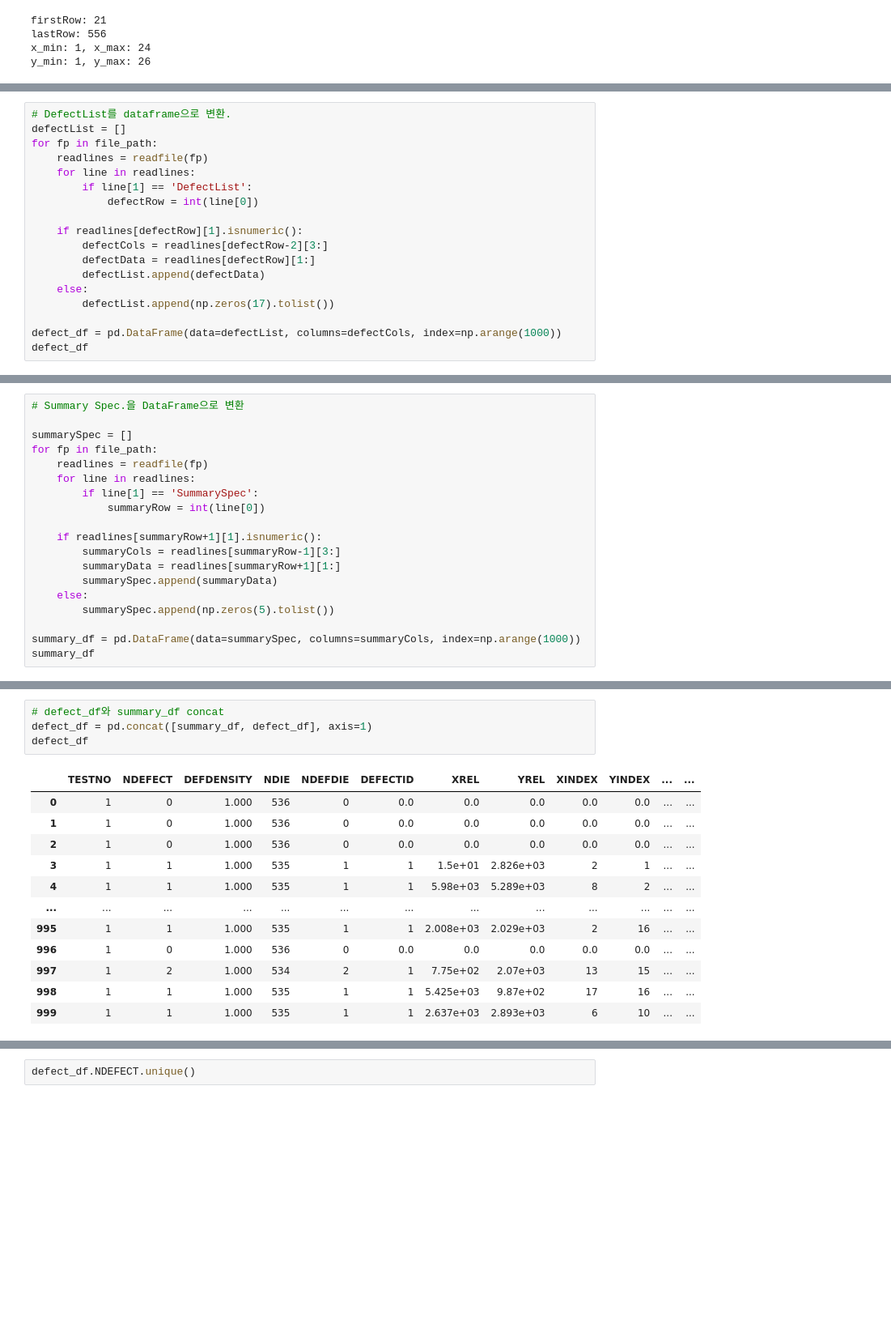
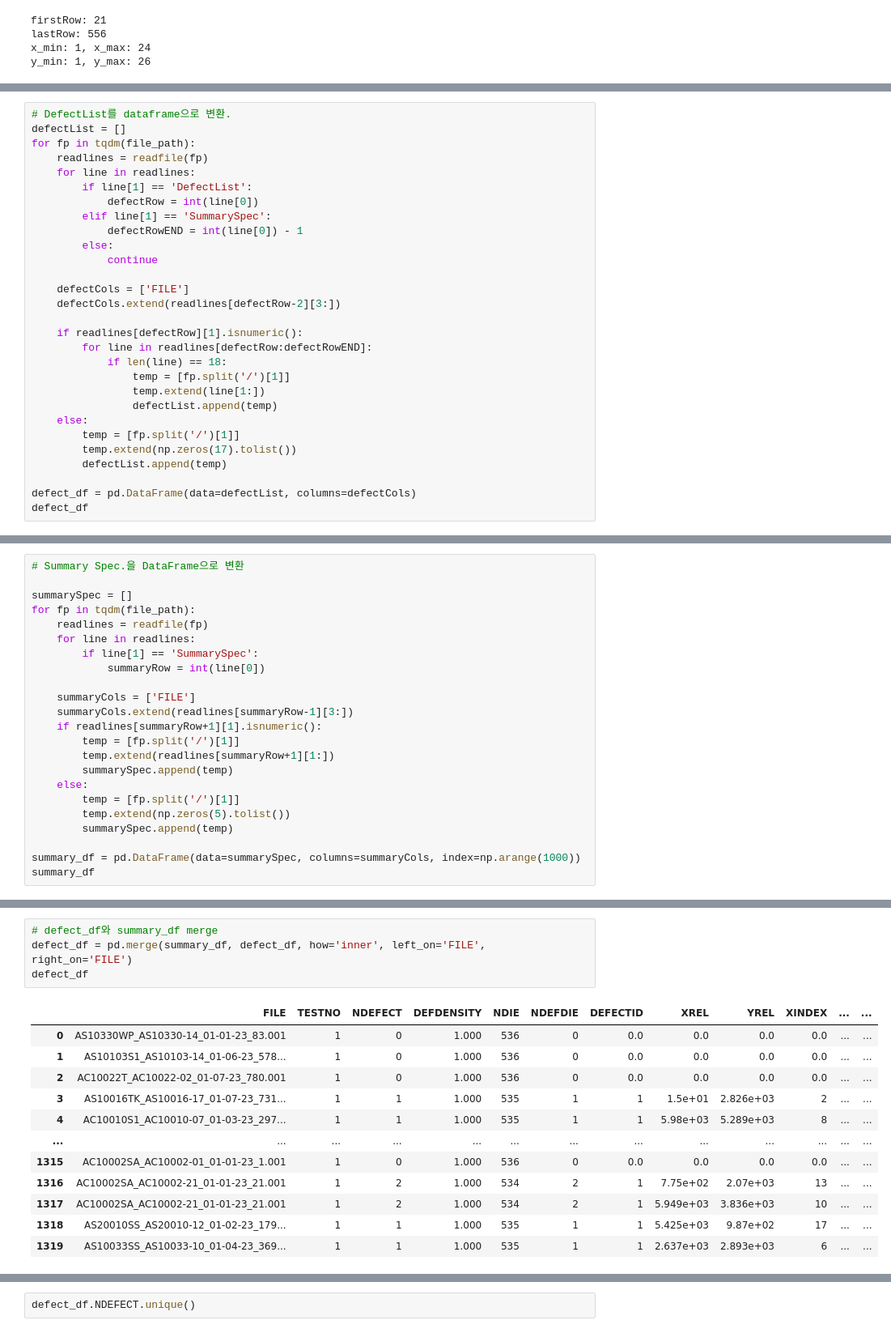
Before and after one commit to Hakseon97/Anomaly_wafer_detection_with_SKhynix, a Jupyter notebook: klarf_parsing.ipynb, the cells around one changed output, grey strips where cells are left out. Shown at 81% size. Saved outputs shown, nothing was run; the diff lists cells and outputs as text; blank space fills up the shorter version.

```diff
--- a/klarf_parsing.ipynb
+++ b/klarf_parsing.ipynb
@@ -289,19 +294,30 @@ visualization_wafer(base_wafer, 8)
 # %%
 # DefectList를 dataframe으로 변환.
 defectList = []
-for fp in file_path:
+for fp in tqdm(file_path):
     readlines = readfile(fp)
     for line in readlines:
         if line[1] == 'DefectList':
             defectRow = int(line[0])
+        elif line[1] == 'SummarySpec':
+            defectRowEND = int(line[0]) - 1
+        else:
+            continue
+
+    defectCols = ['FILE']
+    defectCols.extend(readlines[defectRow-2][3:])
 
     if readlines[defectRow][1].isnumeric():
-        defectCols = readlines[defectRow-2][3:]
-        defectData = readlines[defectRow][1:]
-        defectList.append(defectData)
+        for line in readlines[defectRow:defectRowEND]:
+            if len(line) == 18:
+                temp = [fp.split('/')[1]]
+                temp.extend(line[1:])
+                defectList.append(temp)
     else:
-        defectList.append(np.zeros(17).tolist())
+        temp = [fp.split('/')[1]]
+        temp.extend(np.zeros(17).tolist())
+        defectList.append(temp)
 
-defect_df = pd.DataFrame(data=defectList, columns=defectCols, index=np.arange(1000))
+defect_df = pd.DataFrame(data=defectList, columns=defectCols)
 defect_df
 # %% [output]
@@ -322,18 +338,22 @@ defect_df
 # Summary Spec.을 DataFrame으로 변환
 
 summarySpec = []
-for fp in file_path:
+for fp in tqdm(file_path):
     readlines = readfile(fp)
     for line in readlines:
         if line[1] == 'SummarySpec':
             summaryRow = int(line[0])
 
+    summaryCols = ['FILE']
+    summaryCols.extend(readlines[summaryRow-1][3:])
     if readlines[summaryRow+1][1].isnumeric():
-        summaryCols = readlines[summaryRow-1][3:]
-        summaryData = readlines[summaryRow+1][1:]
-        summarySpec.append(summaryData)
+        temp = [fp.split('/')[1]]
+        temp.extend(readlines[summaryRow+1][1:])
+        summarySpec.append(temp)
     else:
-        summarySpec.append(np.zeros(5).tolist())
+        temp = [fp.split('/')[1]]
+        temp.extend(np.zeros(5).tolist())
+        summarySpec.append(temp)
 
 summary_df = pd.DataFrame(data=summarySpec, columns=summaryCols, index=np.arange(1000))
 summary_df
@@ -354,17 +374,17 @@ summary_df
 # %%
-# defect_df와 summary_df concat
-defect_df = pd.concat([summary_df, defect_df], axis=1)
+# defect_df와 summary_df merge
+defect_df = pd.merge(summary_df, defect_df, how='inner', left_on='FILE', right_on='FILE')
 defect_df
 # %% [output]
-|  | TESTNO | NDEFECT | DEFDENSITY | NDIE | NDEFDIE | DEFECTID | XREL | YREL | XINDEX | YINDEX | ... | ... |
-| 0 | 1 | 0 | 1.000 | 536 | 0 | 0.0 | 0.0 | 0.0 | 0.0 | 0.0 | ... | ... |
-| 1 | 1 | 0 | 1.000 | 536 | 0 | 0.0 | 0.0 | 0.0 | 0.0 | 0.0 | ... | ... |
-| 2 | 1 | 0 | 1.000 | 536 | 0 | 0.0 | 0.0 | 0.0 | 0.0 | 0.0 | ... | ... |
-| 3 | 1 | 1 | 1.000 | 535 | 1 | 1 | 1.5e+01 | 2.826e+03 | 2 | 1 | ... | ... |
-| 4 | 1 | 1 | 1.000 | 535 | 1 | 1 | 5.98e+03 | 5.289e+03 | 8 | 2 | ... | ... |
+|  | FILE | TESTNO | NDEFECT | DEFDENSITY | NDIE | NDEFDIE | DEFECTID | XREL | YREL | XINDEX | ... | ... |
+| 0 | AS10330WP_AS10330-14_01-01-23_83.001 | 1 | 0 | 1.000 | 536 | 0 | 0.0 | 0.0 | 0.0 | 0.0 | ... | ... |
+| 1 | AS10103S1_AS10103-14_01-06-23_578... | 1 | 0 | 1.000 | 536 | 0 | 0.0 | 0.0 | 0.0 | 0.0 | ... | ... |
+| 2 | AC10022T_AC10022-02_01-07-23_780.001 | 1 | 0 | 1.000 | 536 | 0 | 0.0 | 0.0 | 0.0 | 0.0 | ... | ... |
+| 3 | AS10016TK_AS10016-17_01-07-23_731... | 1 | 1 | 1.000 | 535 | 1 | 1 | 1.5e+01 | 2.826e+03 | 2 | ... | ... |
+| 4 | AC10010S1_AC10010-07_01-03-23_297... | 1 | 1 | 1.000 | 535 | 1 | 1 | 5.98e+03 | 5.289e+03 | 8 | ... | ... |
 | ... | ... | ... | ... | ... | ... | ... | ... | ... | ... | ... | ... | ... |
-| 995 | 1 | 1 | 1.000 | 535 | 1 | 1 | 2.008e+03 | 2.029e+03 | 2 | 16 | ... | ... |
-| 996 | 1 | 0 | 1.000 | 536 | 0 | 0.0 | 0.0 | 0.0 | 0.0 | 0.0 | ... | ... |
-| 997 | 1 | 2 | 1.000 | 534 | 2 | 1 | 7.75e+02 | 2.07e+03 | 13 | 15 | ... | ... |
-| 998 | 1 | 1 | 1.000 | 535 | 1 | 1 | 5.425e+03 | 9.87e+02 | 17 | 16 | ... | ... |
-| 999 | 1 | 1 | 1.000 | 535 | 1 | 1 | 2.637e+03 | 2.893e+03 | 6 | 10 | ... | ... |
+| 1315 | AC10002SA_AC10002-01_01-01-23_1.001 | 1 | 0 | 1.000 | 536 | 0 | 0.0 | 0.0 | 0.0 | 0.0 | ... | ... |
+| 1316 | AC10002SA_AC10002-21_01-01-23_21.001 | 1 | 2 | 1.000 | 534 | 2 | 1 | 7.75e+02 | 2.07e+03 | 13 | ... | ... |
+| 1317 | AC10002SA_AC10002-21_01-01-23_21.001 | 1 | 2 | 1.000 | 534 | 2 | 1 | 5.949e+03 | 3.836e+03 | 10 | ... | ... |
+| 1318 | AS20010SS_AS20010-12_01-02-23_179... | 1 | 1 | 1.000 | 535 | 1 | 1 | 5.425e+03 | 9.87e+02 | 17 | ... | ... |
+| 1319 | AS10033SS_AS10033-10_01-04-23_369... | 1 | 1 | 1.000 | 535 | 1 | 1 | 2.637e+03 | 2.893e+03 | 6 | ... | ... |
```
Also changed, not shown: parts of 5 cells of this notebook.
